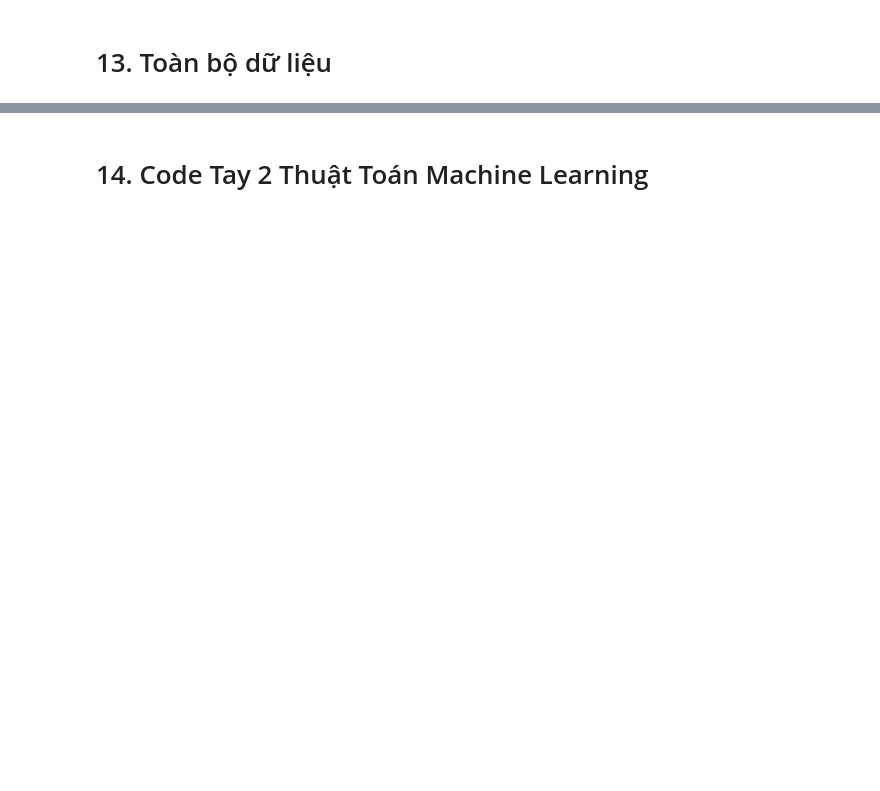
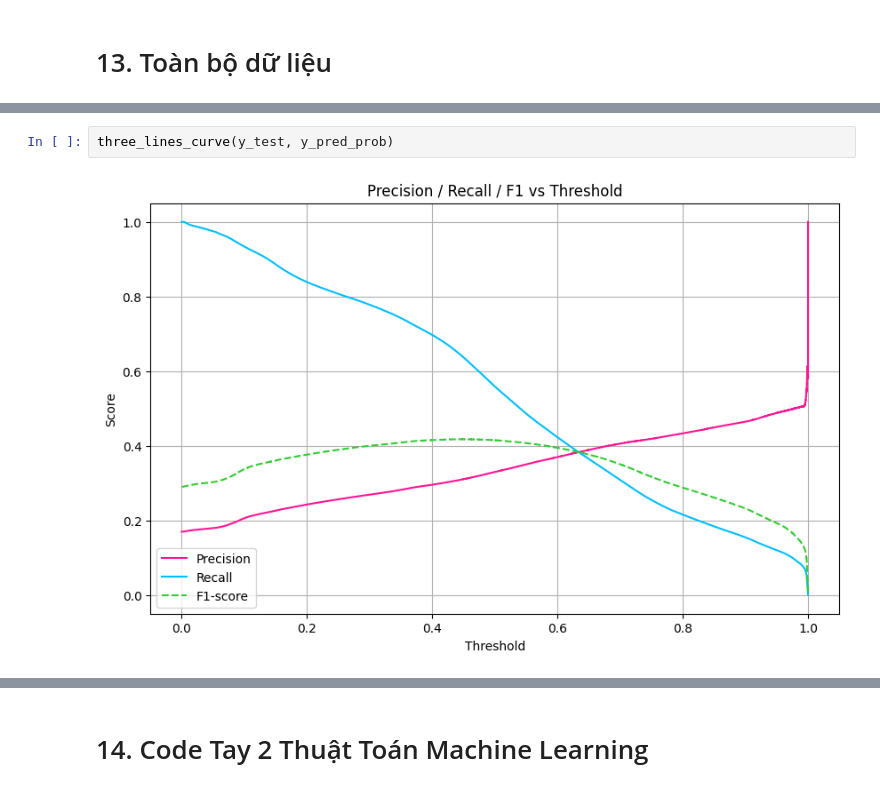
Before and after one commit to xiaoMing-04/FairyTale, a Jupyter notebook: model.ipynb, the cells around one changed output, grey strips where cells are left out. Cells and saved outputs as stored; diff of their text form; blank space fills up the shorter version.

```diff
--- a/model.ipynb
+++ b/model.ipynb
@@ -2144,0 +2239,4 @@ ValueError: Found input variables with inconsistent numbers of samples: [8085794
+# %%
+three_lines_curve(y_test, y_pred_prob)
+# %% [output]
+[figure, added]
```
Also changed, not shown: parts of 66 cells of this notebook, 2 other files.
